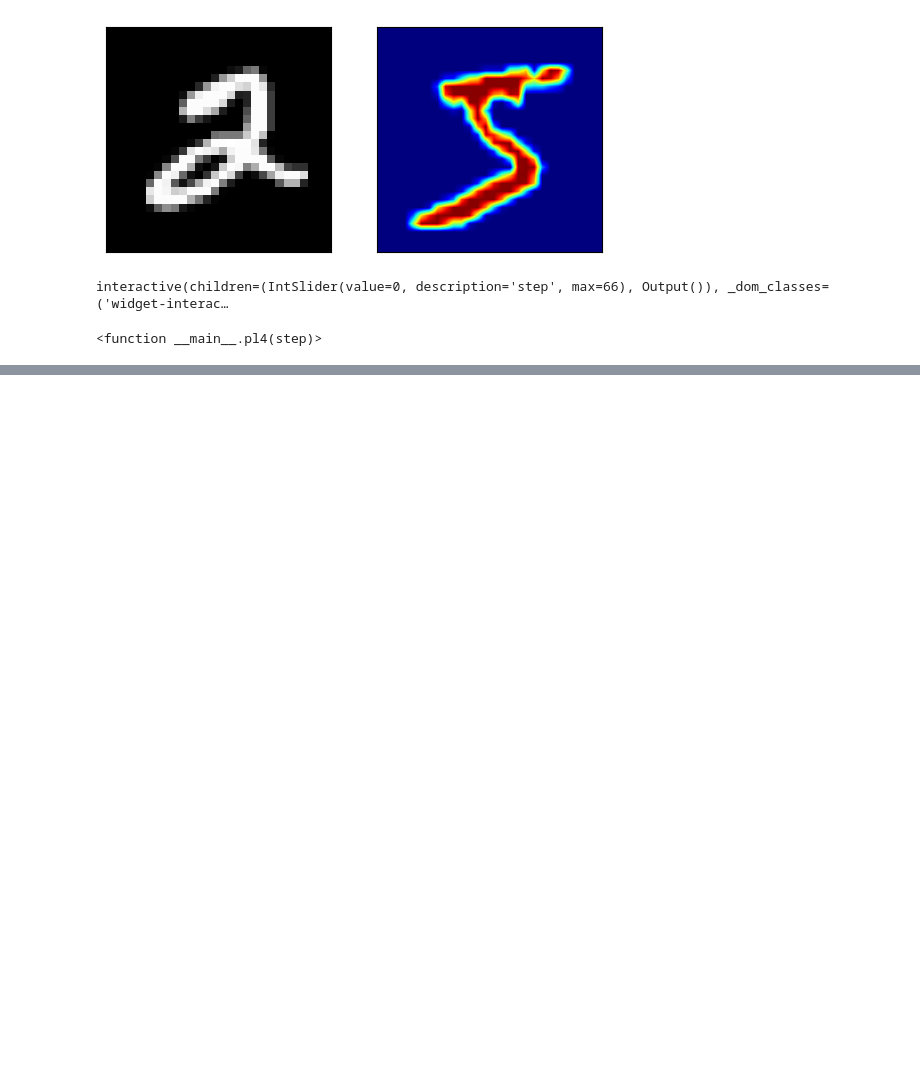
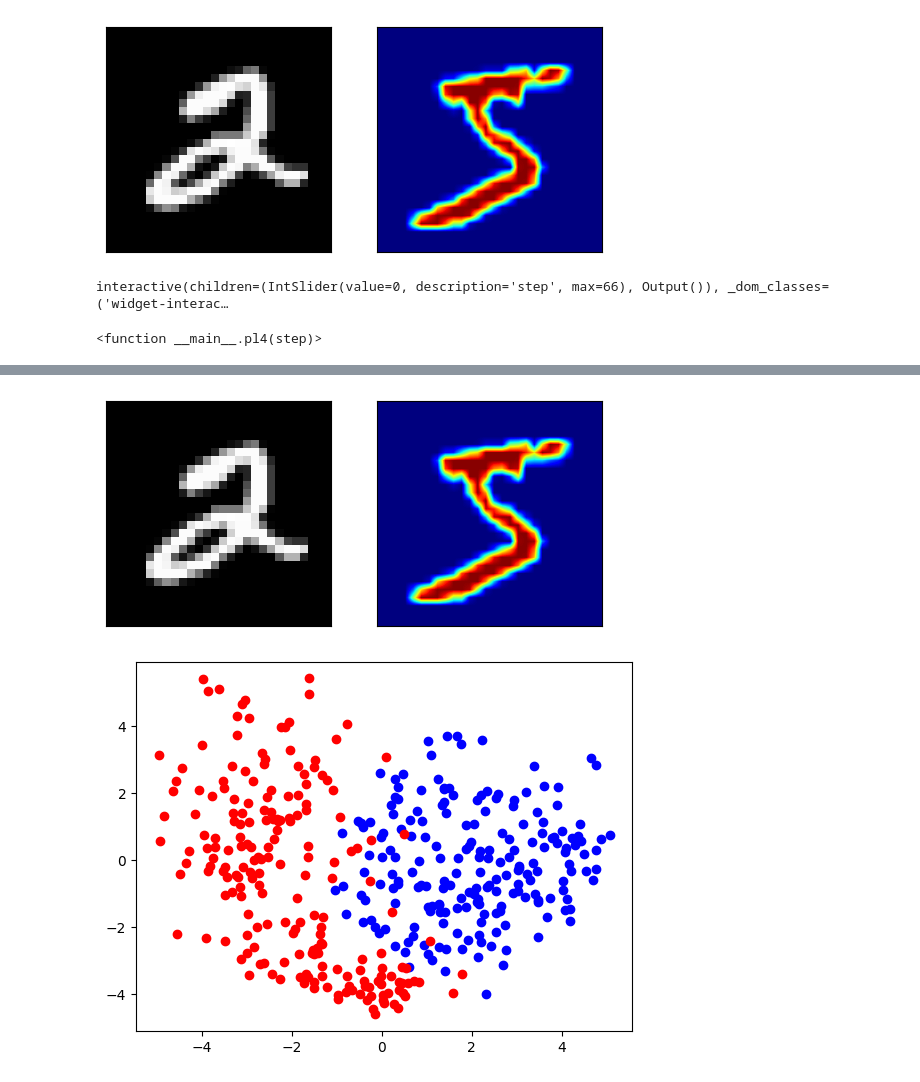
Before and after one commit to ayseberfinozcubuk/Microsoft-AI-course-for-beginners, a Jupyter notebook: 3-NeuralNetworks/03-Perceptron/Perceptron.ipynb, the cells around one changed output, grey strips where cells are left out. Saved outputs shown, nothing was run; the diff lists cells and outputs as text; code cells hidden in the pictures; blank space fills up the shorter version.

Commit message:
Change in Perceptron.ipynb and MultiClass version of classification

```diff
--- a/3-NeuralNetworks/03-Perceptron/Perceptron.ipynb
+++ b/3-NeuralNetworks/03-Perceptron/Perceptron.ipynb
@@ -384,0 +410,8 @@ interactive(children=(IntSlider(value=0, description='step', max=66), Output()),
+# %%
+pca_analysis(2,5)
+
+# 2 and 5, we cannot find the good projection that will separate the digits clearly,
+# and thus there are some cases of wrong classification.
+# %% [output]
+[figure, added]
+[figure, added]
```
Also changed, not shown: parts of 5 cells of this notebook, 2 other files.
